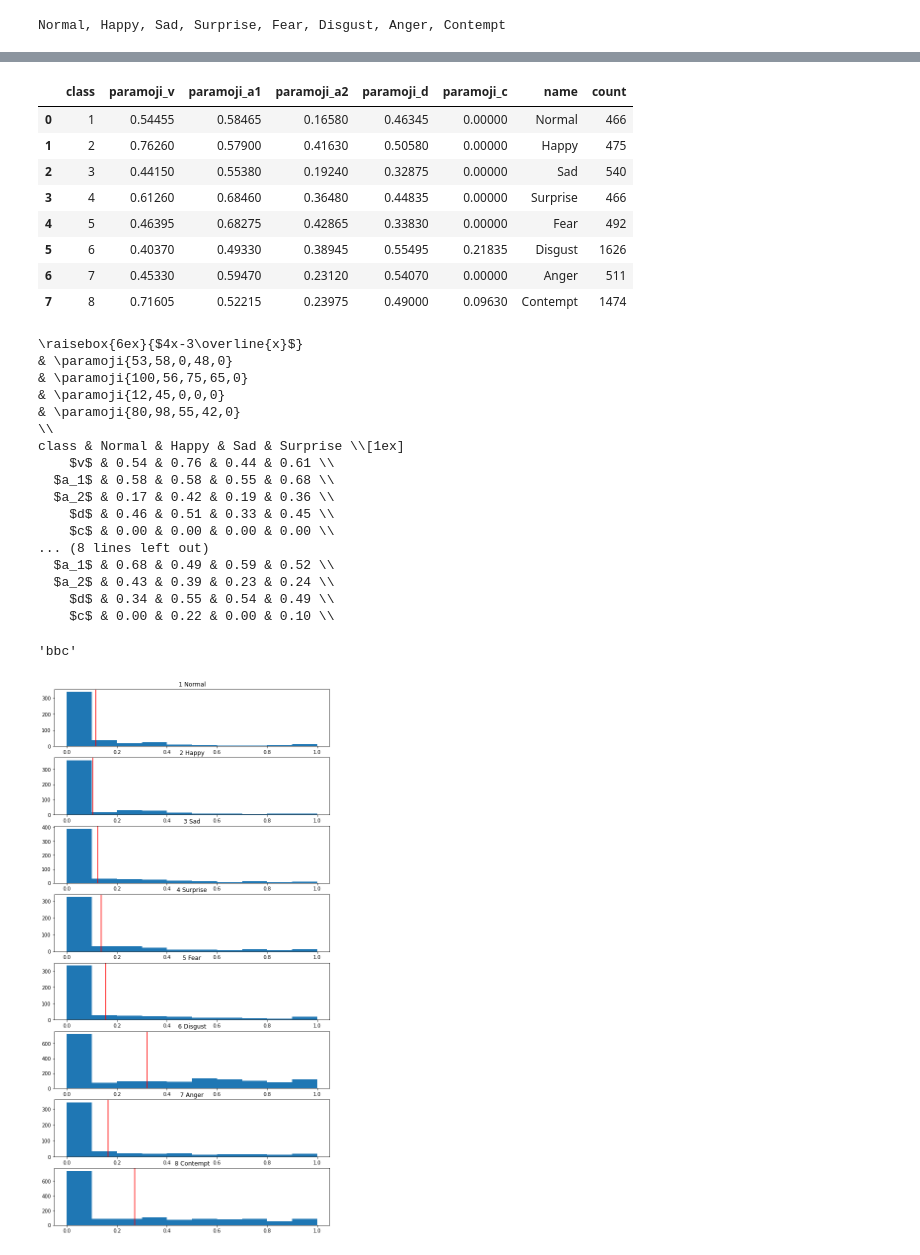
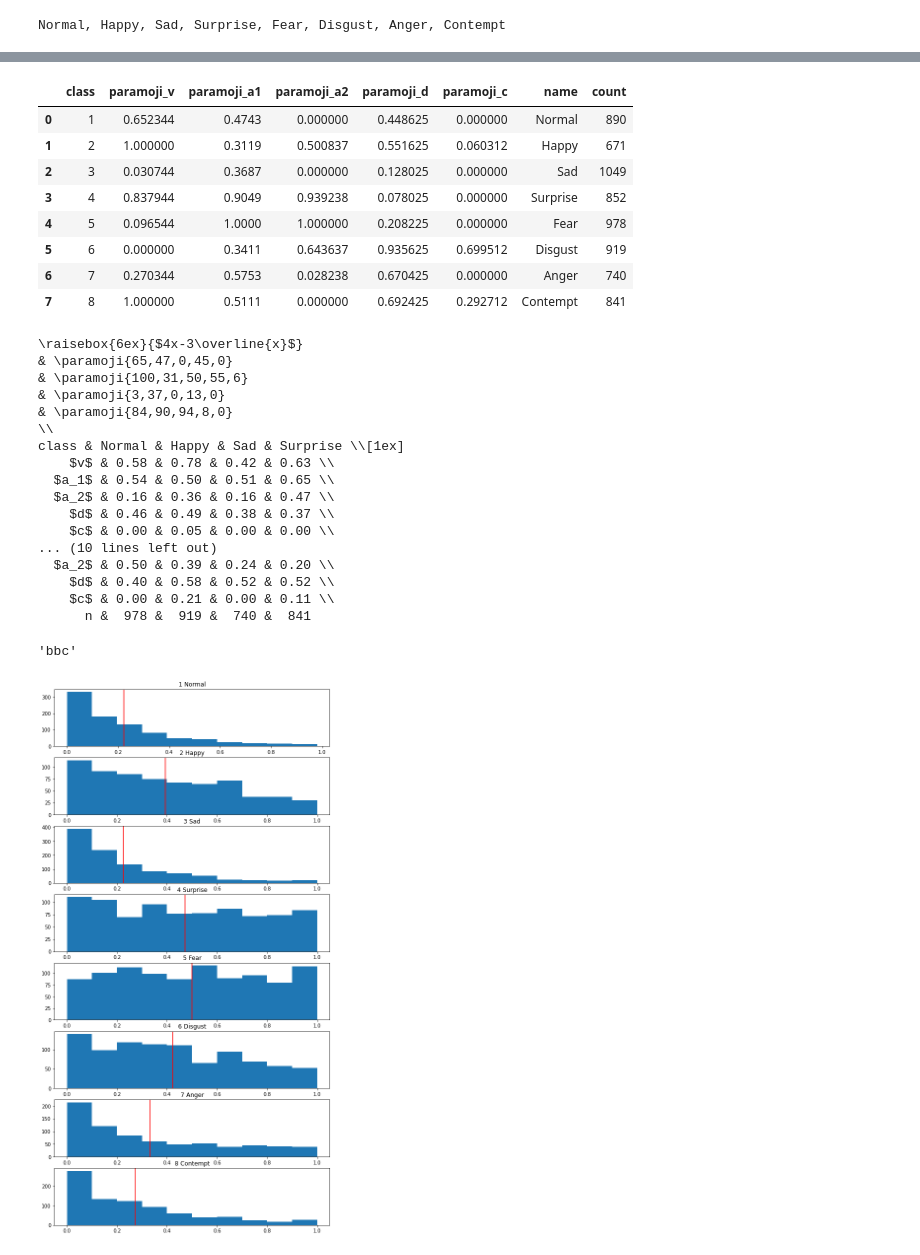
Before and after one commit to stefandirnstorfer/paramoji, a Jupyter notebook: results/results-affnet.ipynb, the cells around one changed output, grey strips where cells are left out. Cells and saved outputs as stored; diff of their text form; code cells hidden in the pictures.

```diff
--- a/results/results-affnet.ipynb
+++ b/results/results-affnet.ipynb
@@ -9,9 +9,10 @@ import matplotlib.pyplot as plt
 import pandas as pd
 # %%
 all_data = json.load(open('./raw_data.json', 'r'))
+print(len(all_data))
 for row in all_data:
     for item in row['items']:
-        #del item['paramoji']['choices']
+        del item['paramoji']['choices']
         item['paramoji']['value'] = np.round(item['paramoji']['value'],4).tolist()
 
 f = open('./raw_data_affnet_v2.json','w')
@@ -20,6 +23,5 @@ f.close()
 # %%
-all_data = json.load(open('./raw_data_affnet_v0.json', 'r')) + \
-           json.load(open('./raw_data_affnet_v2.json', 'r'))
+all_data = json.load(open('./raw_data_affnet_v2.json', 'r'))
 # %%
 len(all_data)
 # %% [output]
@@ -91,17 +108,17 @@ for k in ['v', 'a1', 'a2', 'd', 'c']:
     center = np.mean(result[key])
     result2[key] = np.maximum(0.0, np.minimum(1.0, (4*result[key]- 3*center).tolist()))
 # %%
-result
+result2
 # %% [output]
 |  | class | paramoji_v | paramoji_a1 | paramoji_a2 | paramoji_d | paramoji_c | name | count |
-| 0 | 1 | 0.54455 | 0.58465 | 0.16580 | 0.46345 | 0.00000 | Normal | 466 |
-| 1 | 2 | 0.76260 | 0.57900 | 0.41630 | 0.50580 | 0.00000 | Happy | 475 |
-| 2 | 3 | 0.44150 | 0.55380 | 0.19240 | 0.32875 | 0.00000 | Sad | 540 |
-| 3 | 4 | 0.61260 | 0.68460 | 0.36480 | 0.44835 | 0.00000 | Surprise | 466 |
-| 4 | 5 | 0.46395 | 0.68275 | 0.42865 | 0.33830 | 0.00000 | Fear | 492 |
-| 5 | 6 | 0.40370 | 0.49330 | 0.38945 | 0.55495 | 0.21835 | Disgust | 1626 |
-| 6 | 7 | 0.45330 | 0.59470 | 0.23120 | 0.54070 | 0.00000 | Anger | 511 |
-| 7 | 8 | 0.71605 | 0.52215 | 0.23975 | 0.49000 | 0.09630 | Contempt | 1474 |
+| 0 | 1 | 0.652344 | 0.4743 | 0.000000 | 0.448625 | 0.000000 | Normal | 890 |
+| 1 | 2 | 1.000000 | 0.3119 | 0.500837 | 0.551625 | 0.060312 | Happy | 671 |
+| 2 | 3 | 0.030744 | 0.3687 | 0.000000 | 0.128025 | 0.000000 | Sad | 1049 |
+| 3 | 4 | 0.837944 | 0.9049 | 0.939238 | 0.078025 | 0.000000 | Surprise | 852 |
+| 4 | 5 | 0.096544 | 1.0000 | 1.000000 | 0.208225 | 0.000000 | Fear | 978 |
+| 5 | 6 | 0.000000 | 0.3411 | 0.643637 | 0.935625 | 0.699512 | Disgust | 919 |
+| 6 | 7 | 0.270344 | 0.5753 | 0.028238 | 0.670425 | 0.000000 | Anger | 740 |
+| 7 | 8 | 1.000000 | 0.5111 | 0.000000 | 0.692425 | 0.292712 | Contempt | 841 |
 # %%
 f = open('gen/affnet/results.json','w')
 f.write(result2.to_json(orient='records'))
@@ -126,24 +143,28 @@ for off in [0,4]:
         for row in rows:
             print(f"& {row['paramoji_'+k.replace('_','')]:.2f} ", end="")
         print('\\\\')
+    print("      n ", end="")
+    for row in rows:
+        print(f"& {row['count']:4d} ", end="")
+    if off==0: print('\\\\')
 # %% [output]
 \raisebox{6ex}{$4x-3\overline{x}$}
-& \paramoji{53,58,0,48,0}
-& \paramoji{100,56,75,65,0}
-& \paramoji{12,45,0,0,0}
-& \paramoji{80,98,55,42,0}
+& \paramoji{65,47,0,45,0}
+& \paramoji{100,31,50,55,6}
+& \paramoji{3,37,0,13,0}
+& \paramoji{84,90,94,8,0}
 \\
 class & Normal & Happy & Sad & Surprise \\[1ex]
-    $v$ & 0.54 & 0.76 & 0.44 & 0.61 \\
-  $a_1$ & 0.58 & 0.58 & 0.55 & 0.68 \\
-  $a_2$ & 0.17 & 0.42 & 0.19 & 0.36 \\
-    $d$ & 0.46 & 0.51 & 0.33 & 0.45 \\
-    $c$ & 0.00 & 0.00 & 0.00 & 0.00 \\
-... (8 lines left out)
-  $a_1$ & 0.68 & 0.49 & 0.59 & 0.52 \\
-  $a_2$ & 0.43 & 0.39 & 0.23 & 0.24 \\
-    $d$ & 0.34 & 0.55 & 0.54 & 0.49 \\
-    $c$ & 0.00 & 0.22 & 0.00 & 0.10 \\
+    $v$ & 0.58 & 0.78 & 0.42 & 0.63 \\
+  $a_1$ & 0.54 & 0.50 & 0.51 & 0.65 \\
+  $a_2$ & 0.16 & 0.36 & 0.16 & 0.47 \\
+    $d$ & 0.46 & 0.49 & 0.38 & 0.37 \\
+    $c$ & 0.00 & 0.05 & 0.00 & 0.00 \\
+... (10 lines left out)
+  $a_2$ & 0.50 & 0.39 & 0.24 & 0.20 \\
+    $d$ & 0.40 & 0.58 & 0.52 & 0.52 \\
+    $c$ & 0.00 & 0.21 & 0.00 & 0.11 \\
+      n &  978 &  919 &  740 &  841
 # %%
 "abc".replace("a","b")
 # %% [output]
@@ -151,11 +172,11 @@ class & Normal & Happy & Sad & Surprise \\[1ex]
 # %%
 fig, ax = plt.subplots(8,1,figsize=(10,20))
 for i in range(len(classes)):
     label = classes[i]
-    sel = [row['paramoji_c'] for row in data if row['name']==label]
+    sel = [row['paramoji_a2'] for row in data if row['name']==label]
     ax[i].hist(sel)
     ax[i].set_title(f"{i+1} {label}")
     x=np.mean(sel)
     ax[i].axvline(x, color='red')
 # %% [output]
-[figure, old version]
+[figure, new version]
```
Also changed, not shown: parts of 6 cells of this notebook, 7 other files.
